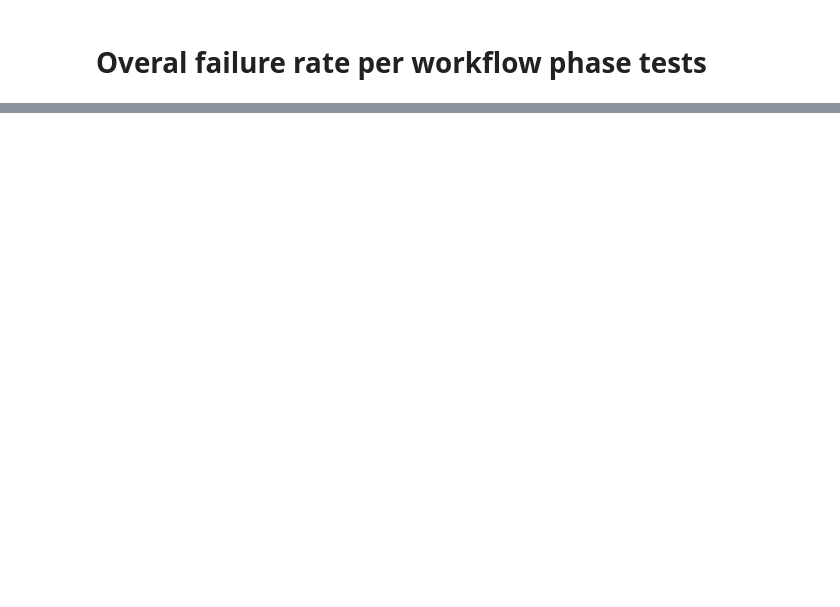
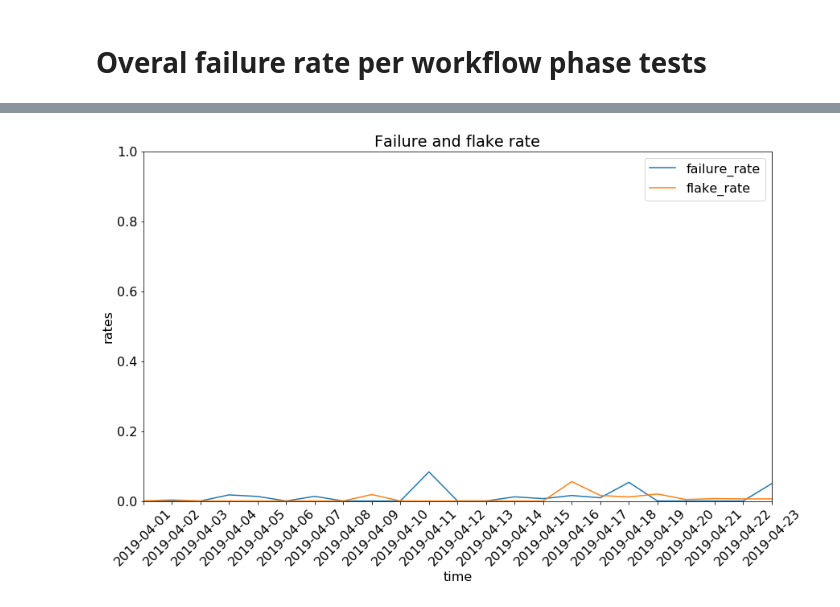
Before and after one commit to kubeflow/testing, a Jupyter notebook: scripts/Flakiness_report.ipynb, the cells around one changed output, grey strips where cells are left out. Saved outputs shown, nothing was run; the diff lists cells and outputs as text; code cells hidden in the pictures; blank space fills up the shorter version.

```diff
--- a/scripts/Flakiness_report.ipynb
+++ b/scripts/Flakiness_report.ipynb
@@ -280,0 +389,24 @@ ORDER BY filurepercentage DESC
+# %%
+import pandas as pd
+overal_failure = pd.DataFrame(junit_daily_flakes).groupby("start_date",as_index=False).agg(
+{ 'flake_rate':'mean',
+  'failure_rate' :'mean'
+})
+import numpy as np
+import matplotlib
+import matplotlib.pyplot as plt
+from datetime import datetime
+matplotlib.rc('font', size=16)
+ax1=overal_failure.failure_rate.plot(xticks=overal_failure.index,figsize=(14,8), rot=45)
+ax2=overal_failure.flake_rate.plot(xticks=overal_failure.index,figsize=(14,8), rot=45)
+
+plt.title('Failure and flake rate')
+plt.xlabel('time')
+plt.ylabel('rates')
+ax1.set_xticklabels(overal_consistency['start_date'])
+plt.legend()
+plt.ylim([0,1])
+
+plt.show()
+# %% [output]
+[figure, added]
```
Also changed, not shown: parts of 12 cells of this notebook.
